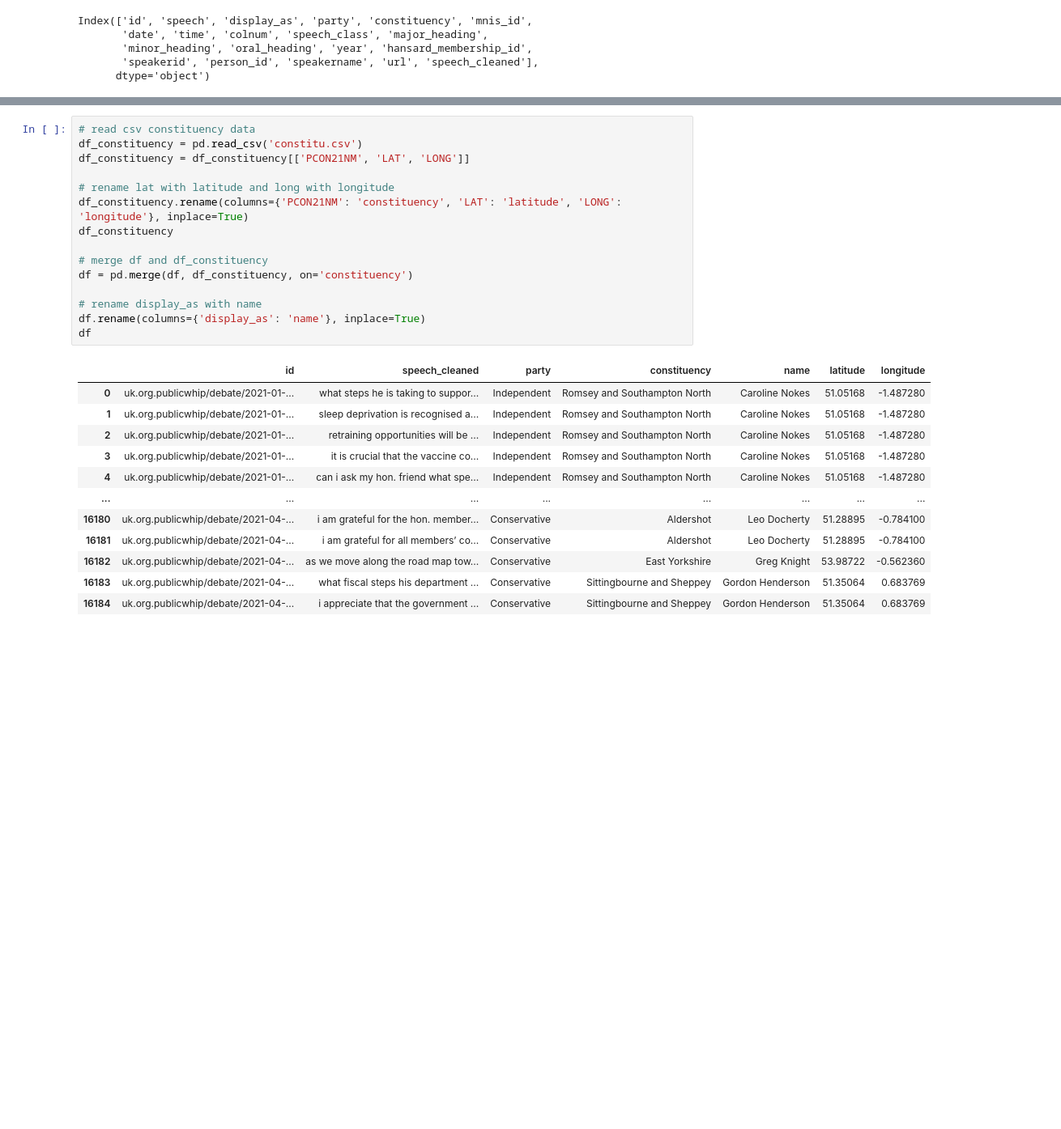
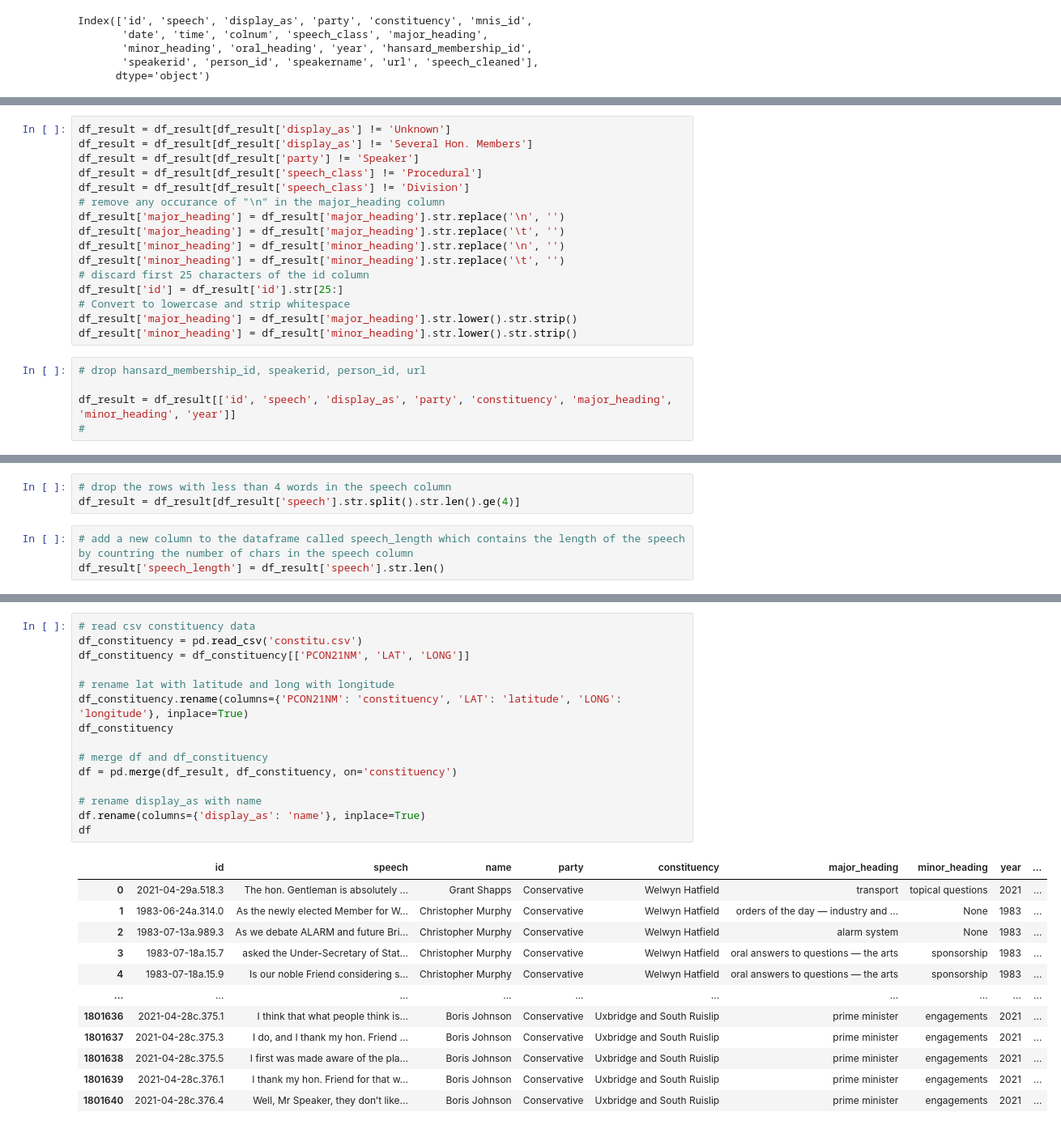
Before and after one commit to ikaankeskin/uk_mp_map, a Jupyter notebook: mp_map.ipynb, the cells around one changed output, grey strips where cells are left out. Shown at 81% size. Drawn from its saved outputs; the diff is of its cells as text; blank space fills up the shorter version.

```diff
--- a/mp_map.ipynb
+++ b/mp_map.ipynb
@@ -39,0 +102,21 @@ df
+# %%
+df_result = df_result[df_result['display_as'] != 'Unknown']
+df_result = df_result[df_result['display_as'] != 'Several Hon. Members']
+df_result = df_result[df_result['party'] != 'Speaker']
+df_result = df_result[df_result['speech_class'] != 'Procedural']
+df_result = df_result[df_result['speech_class'] != 'Division']
+# remove any occurance of "\n" in the major_heading column
+df_result['major_heading'] = df_result['major_heading'].str.replace('\n', '')
+df_result['major_heading'] = df_result['major_heading'].str.replace('\t', '')
+df_result['minor_heading'] = df_result['minor_heading'].str.replace('\n', '')
+df_result['minor_heading'] = df_result['minor_heading'].str.replace('\t', '')
+# discard first 25 characters of the id column
+df_result['id'] = df_result['id'].str[25:]
+# Convert to lowercase and strip whitespace
+df_result['major_heading'] = df_result['major_heading'].str.lower().str.strip()
+df_result['minor_heading'] = df_result['minor_heading'].str.lower().str.strip()
+# %%
+# drop hansard_membership_id, speakerid, person_id, url
+
+df_result = df_result[['id', 'speech', 'display_as', 'party', 'constituency', 'major_heading', 'minor_heading', 'year']]
+#
@@ -39,0 +142,6 @@ df
+# %%
+# drop the rows with less than 4 words in the speech column
+df_result = df_result[df_result['speech'].str.split().str.len().ge(4)]
+# %%
+# add a new column to the dataframe called speech_length which contains the length of the speech by countring the number of chars in the speech column
+df_result['speech_length'] = df_result['speech'].str.len()
@@ -40,28 +154,28 @@ df
 # %%
 # read csv constituency data
 df_constituency = pd.read_csv('constitu.csv')
 df_constituency = df_constituency[['PCON21NM', 'LAT', 'LONG']]
 
 # rename lat with latitude and long with longitude
 df_constituency.rename(columns={'PCON21NM': 'constituency', 'LAT': 'latitude', 'LONG': 'longitude'}, inplace=True)
 df_constituency
 
 # merge df and df_constituency
-df = pd.merge(df, df_constituency, on='constituency')
+df = pd.merge(df_result, df_constituency, on='constituency')
 
 # rename display_as with name
 df.rename(columns={'display_as': 'name'}, inplace=True)
 df
 # %% [output]
-|  | id | speech_cleaned | party | constituency | name | latitude | longitude |
-| 0 | uk.org.publicwhip/debate/2021-01-... | what steps he is taking to suppor... | Independent | Romsey and Southampton North | Caroline Nokes | 51.05168 | -1.487280 |
-| 1 | uk.org.publicwhip/debate/2021-01-... | sleep deprivation is recognised a... | Independent | Romsey and Southampton North | Caroline Nokes | 51.05168 | -1.487280 |
-| 2 | uk.org.publicwhip/debate/2021-01-... | retraining opportunities will be ... | Independent | Romsey and Southampton North | Caroline Nokes | 51.05168 | -1.487280 |
-| 3 | uk.org.publicwhip/debate/2021-01-... | it is crucial that the vaccine co... | Independent | Romsey and Southampton North | Caroline Nokes | 51.05168 | -1.487280 |
-| 4 | uk.org.publicwhip/debate/2021-01-... | can i ask my hon. friend what spe... | Independent | Romsey and Southampton North | Caroline Nokes | 51.05168 | -1.487280 |
-| ... | ... | ... | ... | ... | ... | ... | ... |
-| 16180 | uk.org.publicwhip/debate/2021-04-... | i am grateful for the hon. member... | Conservative | Aldershot | Leo Docherty | 51.28895 | -0.784100 |
-| 16181 | uk.org.publicwhip/debate/2021-04-... | i am grateful for all members’ co... | Conservative | Aldershot | Leo Docherty | 51.28895 | -0.784100 |
-| 16182 | uk.org.publicwhip/debate/2021-04-... | as we move along the road map tow... | Conservative | East Yorkshire | Greg Knight | 53.98722 | -0.562360 |
-| 16183 | uk.org.publicwhip/debate/2021-04-... | what fiscal steps his department ... | Conservative | Sittingbourne and Sheppey | Gordon Henderson | 51.35064 | 0.683769 |
-| 16184 | uk.org.publicwhip/debate/2021-04-... | i appreciate that the government ... | Conservative | Sittingbourne and Sheppey | Gordon Henderson | 51.35064 | 0.683769 |
+|  | id | speech | name | party | constituency | major_heading | minor_heading | year | ... |
+| 0 | 2021-04-29a.518.3 | The hon. Gentleman is absolutely ... | Grant Shapps | Conservative | Welwyn Hatfield | transport | topical questions | 2021 | ... |
+| 1 | 1983-06-24a.314.0 | As the newly elected Member for W... | Christopher Murphy | Conservative | Welwyn Hatfield | orders of the day — industry and ... | None | 1983 | ... |
+| 2 | 1983-07-13a.989.3 | As we debate ALARM and future Bri... | Christopher Murphy | Conservative | Welwyn Hatfield | alarm system | None | 1983 | ... |
+| 3 | 1983-07-18a.15.7 | asked the Under-Secretary of Stat... | Christopher Murphy | Conservative | Welwyn Hatfield | oral answers to questions — the arts | sponsorship | 1983 | ... |
+| 4 | 1983-07-18a.15.9 | Is our noble Friend considering s... | Christopher Murphy | Conservative | Welwyn Hatfield | oral answers to questions — the arts | sponsorship | 1983 | ... |
+| ... | ... | ... | ... | ... | ... | ... | ... | ... | ... |
+| 1801636 | 2021-04-28c.375.1 | I think that what people think is... | Boris Johnson | Conservative | Uxbridge and South Ruislip | prime minister | engagements | 2021 | ... |
+| 1801637 | 2021-04-28c.375.3 | I do, and I thank my hon. Friend ... | Boris Johnson | Conservative | Uxbridge and South Ruislip | prime minister | engagements | 2021 | ... |
+| 1801638 | 2021-04-28c.375.5 | I first was made aware of the pla... | Boris Johnson | Conservative | Uxbridge and South Ruislip | prime minister | engagements | 2021 | ... |
+| 1801639 | 2021-04-28c.376.1 | I thank my hon. Friend for that w... | Boris Johnson | Conservative | Uxbridge and South Ruislip | prime minister | engagements | 2021 | ... |
+| 1801640 | 2021-04-28c.376.4 | Well, Mr Speaker, they don’t like... | Boris Johnson | Conservative | Uxbridge and South Ruislip | prime minister | engagements | 2021 | ... |
```
Also changed, not shown: parts of 22 cells of this notebook, 7 other files.
